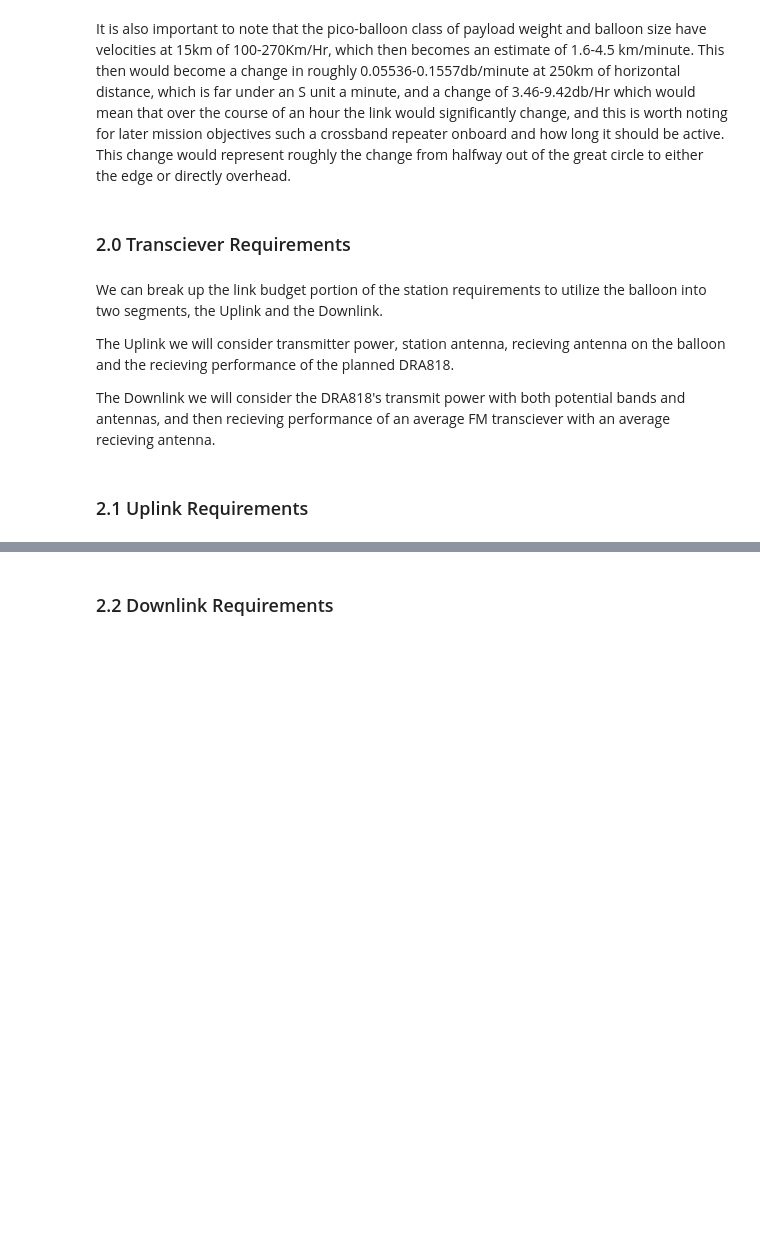
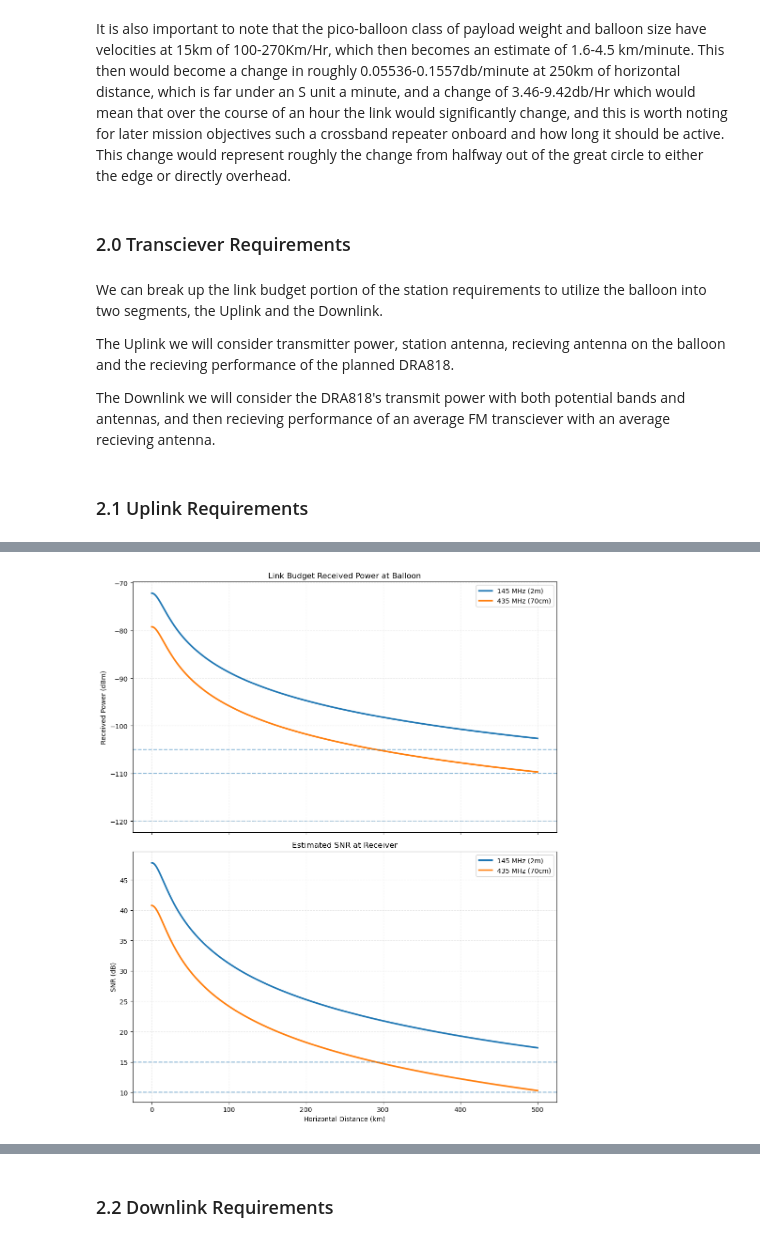
Before and after one commit to ThePhiGuy/balloon-sat, a Jupyter notebook: simulations/link-budget.ipynb, the cells around one changed output, grey strips where cells are left out. Cells and saved outputs as stored; diff of their text form; code cells hidden in the pictures; blank space fills up the shorter version.

Commit message:
link budget calculations nearing completion

```diff
--- a/simulations/link-budget.ipynb
+++ b/simulations/link-budget.ipynb
@@ -333,0 +267,75 @@ $$
+# %%
+import numpy as np
+import matplotlib.pyplot as plt
+
+# Free-space path loss
+def calculate_path_loss(distance_km, frequency_mhz):
+    return 32.45 + 20 * np.log10(frequency_mhz) + 20 * np.log10(distance_km)
+
+# Link budget
+P_tx = 37  # dBm
+G_tx = 0   # dBi
+
+G_rx = {
+    '145 MHz (2m)': 0.0,
+    '435 MHz (70cm)': 2.5
+}
+
+noise_floor = -120  # dBm
+
+altitude_km = 15
+horizontal_distance_km = np.linspace(0.1, 500, 1000)
+
+frequencies = {
+    '145 MHz (2m)': 145,
+    '435 MHz (70cm)': 435
+}
+
+fig, (ax2, ax3) = plt.subplots(2, 1, figsize=(10, 12), sharex=True)
+
+for label, freq in frequencies.items():
+
+    slant_range = np.sqrt(horizontal_distance_km**2 + altitude_km**2)
+    path_loss = calculate_path_loss(slant_range, freq)
+
+    polarization_loss = 10  # dB (flat loss)
+
+    # Received power
+    Prx = P_tx + G_tx + G_rx[label] - path_loss - polarization_loss
+
+    # SNR
+    snr = Prx - noise_floor
+
+    # Plot received power
+    ax2.plot(horizontal_distance_km, Prx, linewidth=2.5, label=label)
+
+    # Plot SNR
+    ax3.plot(horizontal_distance_km, snr, linewidth=2.5, label=label)
+
+# --- Plot 2: Received Power ---
+ax2.set_ylabel("Received Power (dBm)")
+ax2.set_title("Link Budget Received Power at Balloon")
+ax2.grid(True, linestyle="--", alpha=0.3)
+
+# reference lines
+ax2.axhline(-110, linestyle="--", alpha=0.5)  # APRS
+ax2.axhline(-105, linestyle="--", alpha=0.5)  # FM voice
+ax2.axhline(-120, linestyle="--", alpha=0.3)  # noise floor
+
+ax2.legend()
+
+# --- Plot 3: SNR ---
+ax3.set_xlabel("Horizontal Distance (km)")
+ax3.set_ylabel("SNR (dB)")
+ax3.set_title("Estimated SNR at Receiver")
+ax3.grid(True, linestyle="--", alpha=0.3)
+
+ax3.axhline(10, linestyle="--", alpha=0.5)  # APRS threshold
+ax3.axhline(15, linestyle="--", alpha=0.5)  # FM voice threshold
+
+ax3.legend()
+
+plt.tight_layout()
+plt.show()
+# %% [output]
+[figure, added]
```
Also changed, not shown: parts of 6 cells of this notebook.
